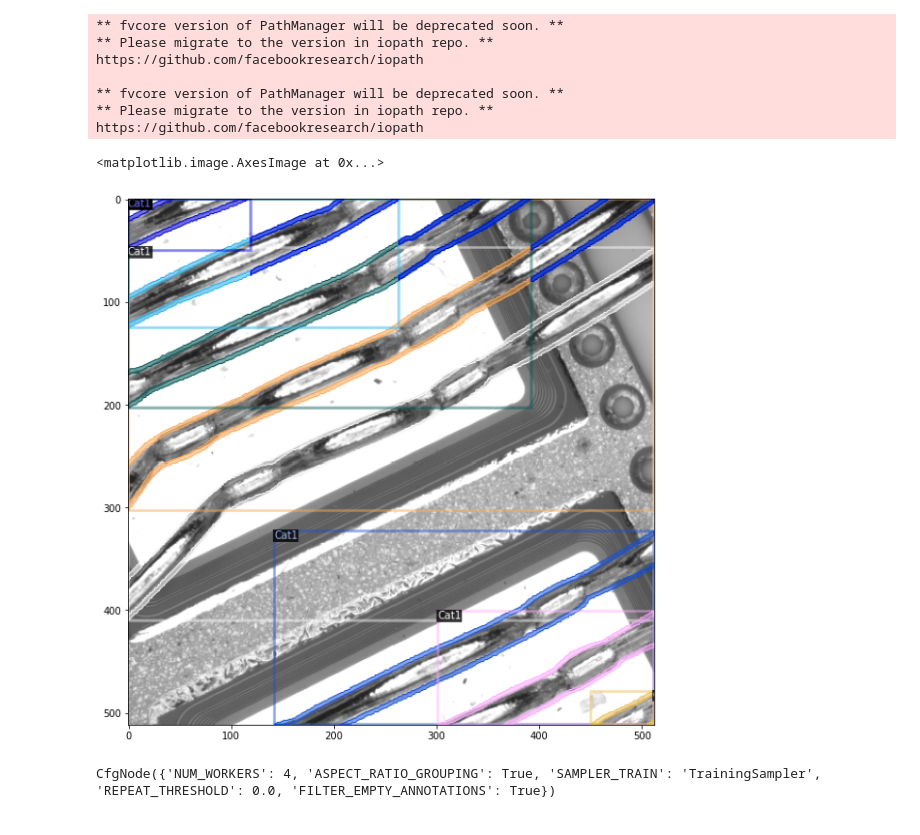
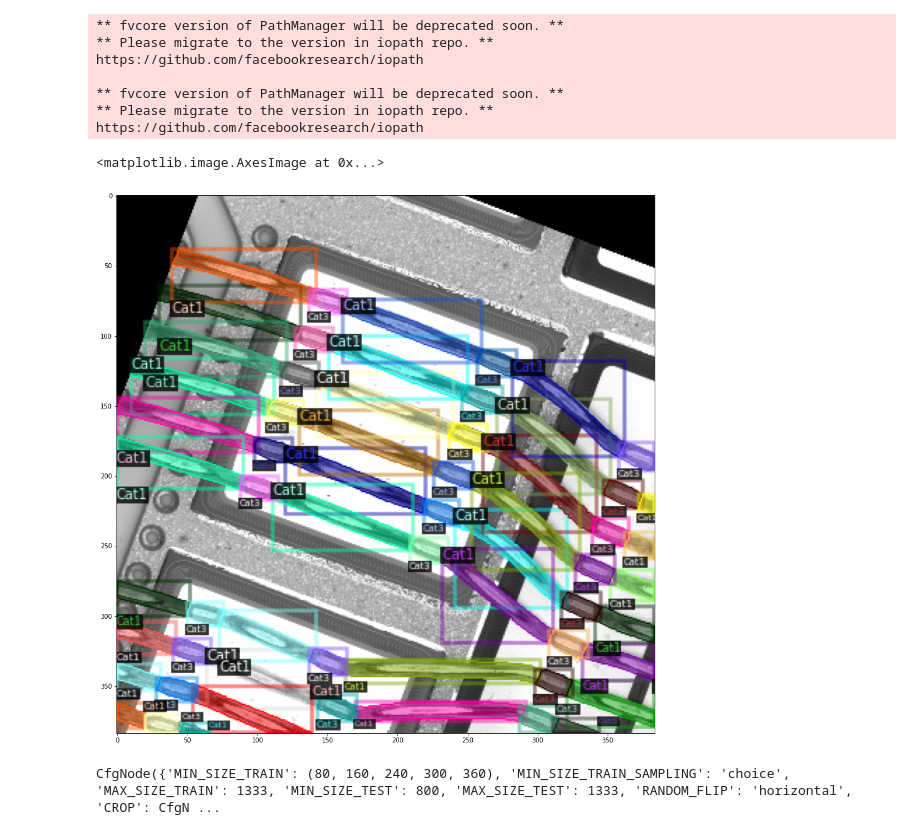
Before and after one commit to alzak4444/pyother, a Jupyter notebook: detectron2/custom_train.ipynb, the cells around one changed output. Cells and saved outputs as stored; diff of their text form; code cells hidden in the pictures.

```diff
--- a/detectron2/custom_train.ipynb
+++ b/detectron2/custom_train.ipynb
@@ -20,17 +20,19 @@ detectron2.data.datasets.register_coco_instances("wires", {}, "./mydata/coco.jso
 wires_metadata = detectron2.data.MetadataCatalog.get("wires")
 dataset_dicts = detectron2.data.DatasetCatalog.get("wires")
 # %%
-i = 2
+i = 20
 d = dataset_dicts[i]
+for x in random.sample(dataset_dicts, 1):
+    d = x
 img = cv2.imread(d["file_name"])
 visualizer = Visualizer(img[:, :, ::-1], metadata=wires_metadata, scale=1)
 vis = visualizer.draw_dataset_dict(d)
 a = vis.get_image()[:, :, ::-1]
-plt.figure(figsize=(10,10));
+plt.figure(figsize=(16,16));
 plt.imshow(a)
 # %% [output]
 <matplotlib.image.AxesImage at 0x...>
-[figure, old version]
+[figure, new version]
 # %%
 
 cfg = get_cfg()
@@ -57,7 +59,7 @@ cfg.INPUT.MIN_SIZE_TRAIN = (200, 300, 400, 500)
 # %%
-cfg.DATALOADER
+cfg.INPUT
 # %% [output]
-CfgNode({'NUM_WORKERS': 4, 'ASPECT_RATIO_GROUPING': True, 'SAMPLER_TRAIN': 'TrainingSampler', 'REPEAT_THRESHOLD': 0.0, 'FILTER_EMPTY_ANNOTATIONS': True})
+CfgNode({'MIN_SIZE_TRAIN': (80, 160, 240, 300, 360), 'MIN_SIZE_TRAIN_SAMPLING': 'choice', 'MAX_SIZE_TRAIN': 1333, 'MIN_SIZE_TEST': 800, 'MAX_SIZE_TEST': 1333, 'RANDOM_FLIP': 'horizontal', 'CROP': CfgN ...
 # %%
 os.makedirs(cfg.OUTPUT_DIR, exist_ok=True)
 trainer = DefaultTrainer(cfg)
```
Also changed, not shown: parts of 8 cells of this notebook.
